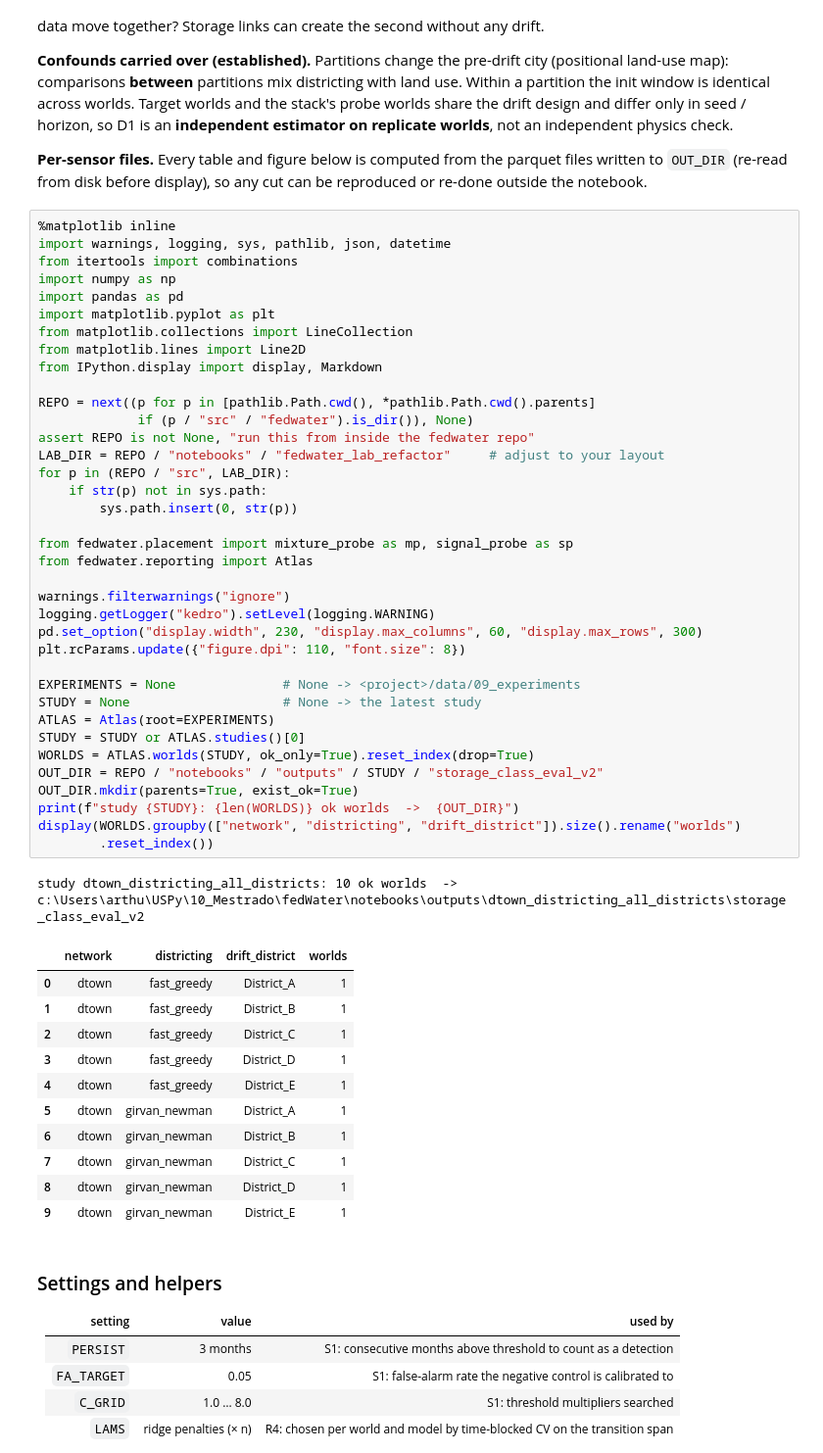
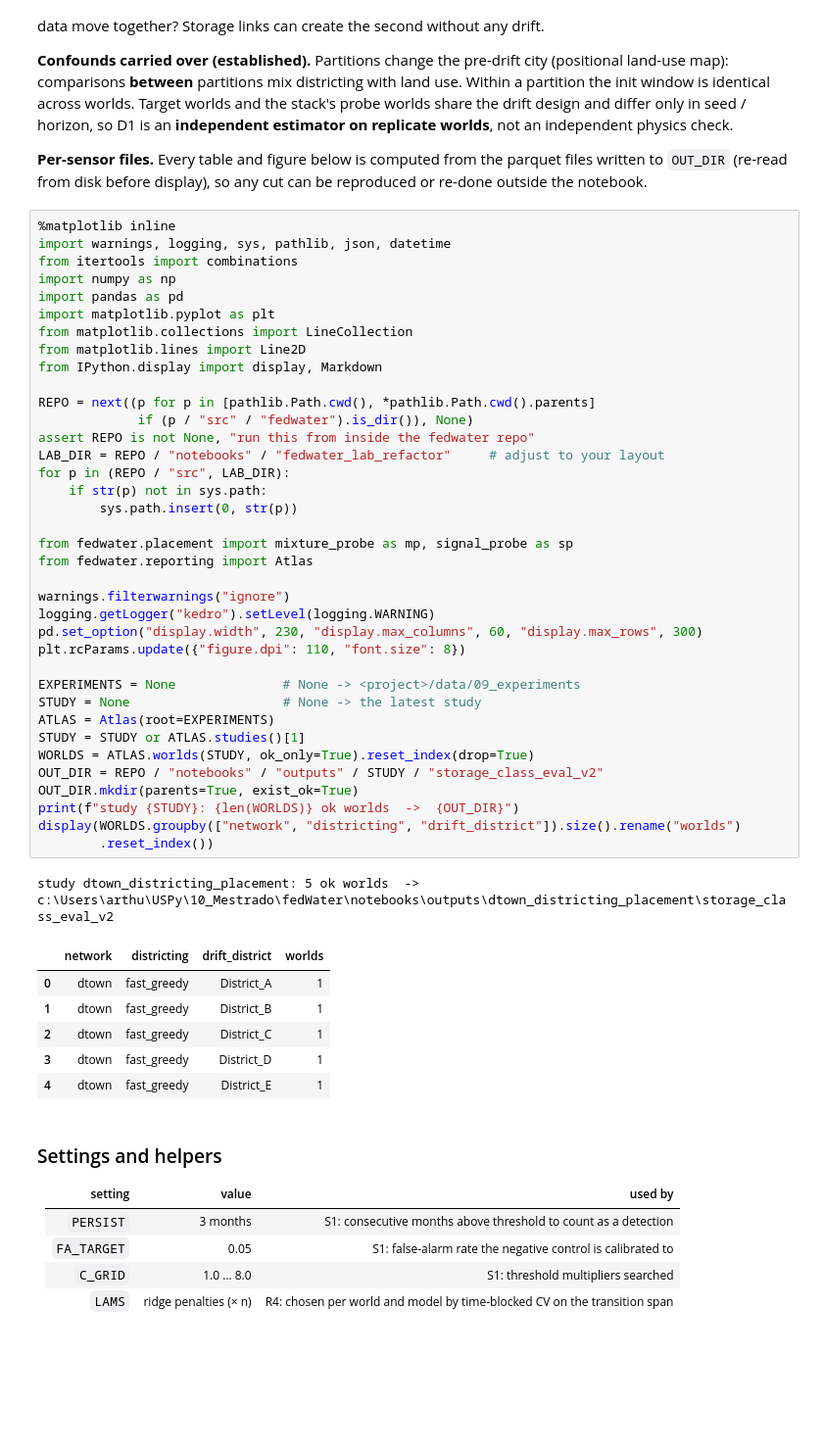
Before and after one commit to arthurhirez/FedCausal, a Jupyter notebook: notebooks/storage_class_eval_v2.ipynb, the cells around one changed output. Shown at 98% size. Drawn from its saved outputs; the diff is of its cells as text; blank space fills up the shorter version.

```diff
--- a/notebooks/storage_class_eval_v2.ipynb
+++ b/notebooks/storage_class_eval_v2.ipynb
@@ -47,40 +47,35 @@ REPO = next((p for p in [pathlib.Path.cwd(), *pathlib.Path.cwd().parents]
 assert REPO is not None, "run this from inside the fedwater repo"
 LAB_DIR = REPO / "notebooks" / "fedwater_lab_refactor"     # adjust to your layout
 for p in (REPO / "src", LAB_DIR):
     if str(p) not in sys.path:
         sys.path.insert(0, str(p))
 
 from fedwater.placement import mixture_probe as mp, signal_probe as sp
 from fedwater.reporting import Atlas
 
 warnings.filterwarnings("ignore")
 logging.getLogger("kedro").setLevel(logging.WARNING)
 pd.set_option("display.width", 230, "display.max_columns", 60, "display.max_rows", 300)
 plt.rcParams.update({"figure.dpi": 110, "font.size": 8})
 
 EXPERIMENTS = None              # None -> <project>/data/09_experiments
 STUDY = None                    # None -> the latest study
 ATLAS = Atlas(root=EXPERIMENTS)
-STUDY = STUDY or ATLAS.studies()[0]
+STUDY = STUDY or ATLAS.studies()[1]
 WORLDS = ATLAS.worlds(STUDY, ok_only=True).reset_index(drop=True)
 OUT_DIR = REPO / "notebooks" / "outputs" / STUDY / "storage_class_eval_v2"
 OUT_DIR.mkdir(parents=True, exist_ok=True)
 print(f"study {STUDY}: {len(WORLDS)} ok worlds  ->  {OUT_DIR}")
 display(WORLDS.groupby(["network", "districting", "drift_district"]).size().rename("worlds")
         .reset_index())
 # %% [output]
-study dtown_districting_all_districts: 10 ok worlds  ->  c:\Users\arthu\USPy\10_Mestrado\fedWater\notebooks\outputs\dtown_districting_all_districts\storage_class_eval_v2
+study dtown_districting_placement: 5 ok worlds  ->  c:\Users\arthu\USPy\10_Mestrado\fedWater\notebooks\outputs\dtown_districting_placement\storage_class_eval_v2
 |  | network | districting | drift_district | worlds |
 | 0 | dtown | fast_greedy | District_A | 1 |
 | 1 | dtown | fast_greedy | District_B | 1 |
 | 2 | dtown | fast_greedy | District_C | 1 |
 | 3 | dtown | fast_greedy | District_D | 1 |
 | 4 | dtown | fast_greedy | District_E | 1 |
-| 5 | dtown | girvan_newman | District_A | 1 |
-| 6 | dtown | girvan_newman | District_B | 1 |
-| 7 | dtown | girvan_newman | District_C | 1 |
-| 8 | dtown | girvan_newman | District_D | 1 |
-| 9 | dtown | girvan_newman | District_E | 1 |
 # %% [markdown]
 ### Settings and helpers
 
```
Also changed, not shown: parts of 15 cells of this notebook, 29 other files.
